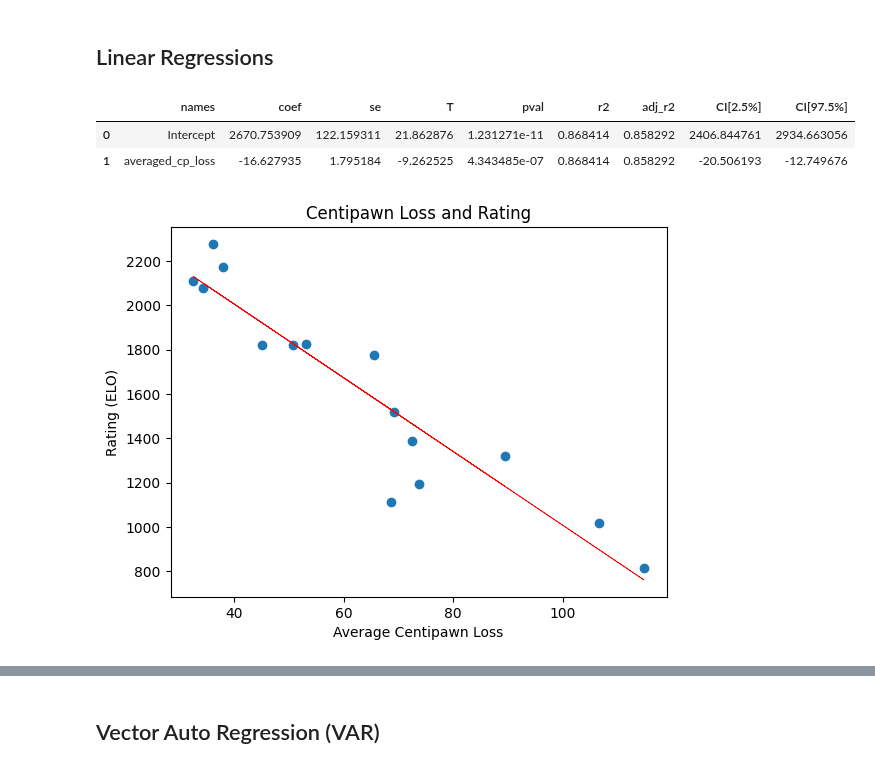
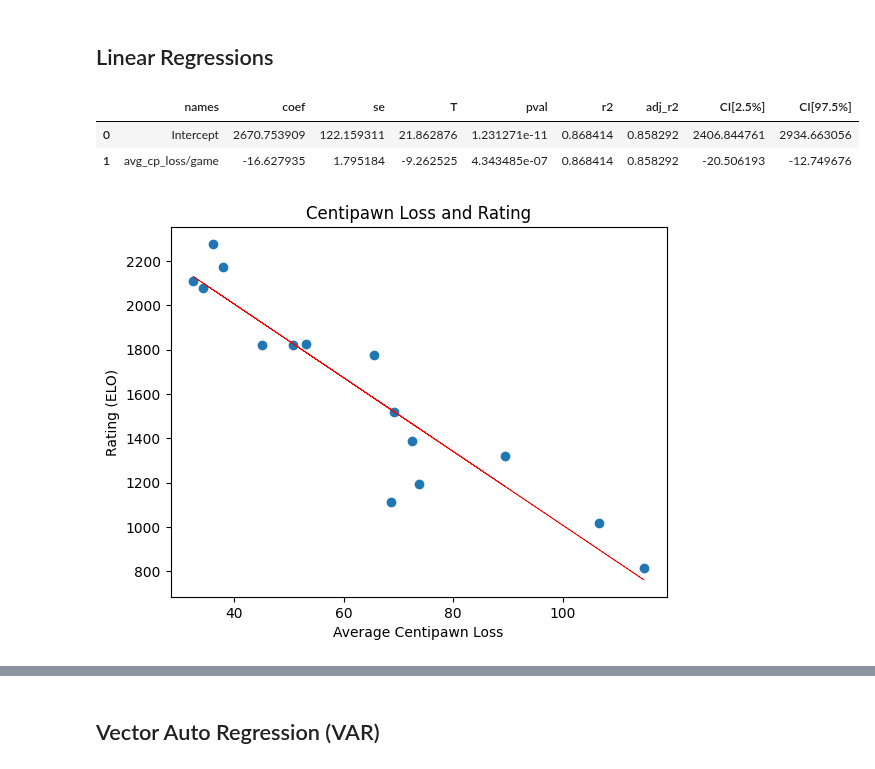
Before and after one commit to philipp-hellwig/online-chess-data, a Jupyter notebook: code/Exploratory_analyses.ipynb, the cells around one changed output, grey strips where cells are left out. Drawn from its saved outputs; the diff is of its cells as text; code cells hidden in the pictures.

```diff
--- a/code/Exploratory_analyses.ipynb
+++ b/code/Exploratory_analyses.ipynb
@@ -275,22 +275,22 @@ plt.show()
 # %% [markdown]
 ## Linear Regressions
 # %%
-plt.scatter(averages["averaged_cp_loss"], averages["rating"])
+plt.scatter(averages["avg_cp_loss/game"], averages["rating"])
 
 # linear regression
-fit = pg.linear_regression(averages["averaged_cp_loss"], averages["rating"], remove_na=True)
+fit = pg.linear_regression(averages["avg_cp_loss/game"], averages["rating"], remove_na=True)
 a, b = fit.loc[1,"coef"] , fit.loc[0,"coef"]
 
-plt.plot(averages["averaged_cp_loss"], a*averages["averaged_cp_loss"]+b, color="red", linewidth=0.5)
+plt.plot(averages["avg_cp_loss/game"], a*averages["avg_cp_loss/game"]+b, color="red", linewidth=0.5)
 
 plt.title("Centipawn Loss and Rating")
 plt.xlabel("Average Centipawn Loss")
 plt.ylabel("Rating (ELO)")
 
 fit
 # %% [output]
 |  | names | coef | se | T | pval | r2 | adj_r2 | CI[2.5%] | CI[97.5%] |
 | 0 | Intercept | 2670.753909 | 122.159311 | 21.862876 | 1.231271e-11 | 0.868414 | 0.858292 | 2406.844761 | 2934.663056 |
-| 1 | averaged_cp_loss | -16.627935 | 1.795184 | -9.262525 | 4.343485e-07 | 0.868414 | 0.858292 | -20.506193 | -12.749676 |
+| 1 | avg_cp_loss/game | -16.627935 | 1.795184 | -9.262525 | 4.343485e-07 | 0.868414 | 0.858292 | -20.506193 | -12.749676 |
 [figure]
 # %%
```
Also changed, not shown: parts of 4 cells of this notebook, 6 other files.
